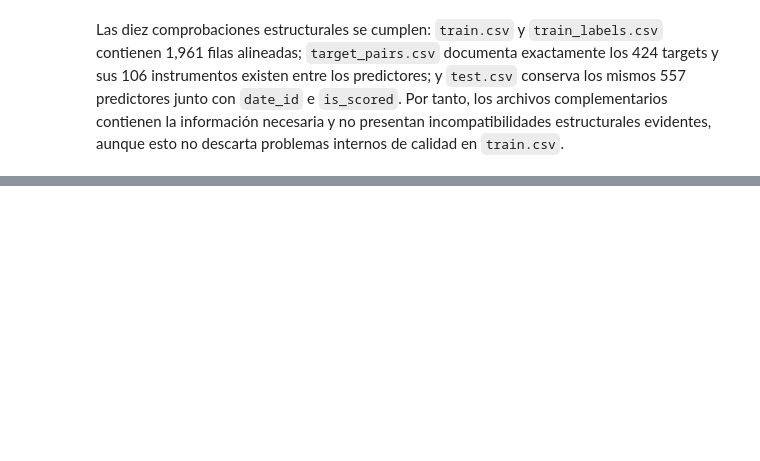
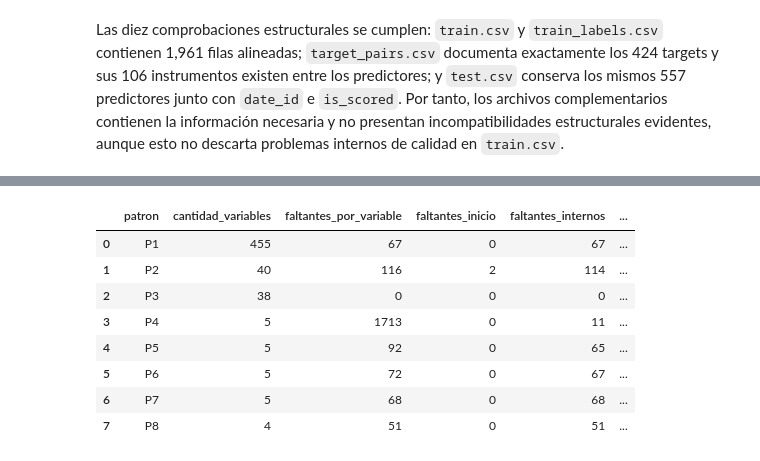
Before and after one commit to Bamo0507/Proyecto_2_EDA_Data_Science, a Jupyter notebook: notebooks/01_analisis_exploratorio.ipynb, the cells around one changed output, grey strips where cells are left out. Drawn from its saved outputs; the diff is of its cells as text; code cells hidden in the pictures; blank space fills up the shorter version.

```diff
--- a/notebooks/01_analisis_exploratorio.ipynb
+++ b/notebooks/01_analisis_exploratorio.ipynb
@@ -477,0 +560,68 @@ Las diez comprobaciones estructurales se cumplen: `train.csv` y `train_labels.cs
+# %%
+patrones_ausencia = {}
+for variable in variables_predictoras:
+    mascara = tuple(predictores_train[variable].isna().tolist())
+    patrones_ausencia.setdefault(mascara, []).append(variable)
+
+registros_patrones = []
+for mascara, variables in patrones_ausencia.items():
+    posiciones_validas = [
+        posicion
+        for posicion, valor_ausente in enumerate(mascara)
+        if not valor_ausente
+    ]
+    total_ausentes = sum(mascara)
+    primera_posicion = posiciones_validas[0]
+    ultima_posicion = posiciones_validas[-1]
+    ausentes_inicio = primera_posicion
+    ausentes_final = len(mascara) - ultima_posicion - 1
+    ausentes_internos = total_ausentes - ausentes_inicio - ausentes_final
+
+    if total_ausentes == 0:
+        tipo_patron = "Cobertura completa"
+    elif ausentes_inicio > 0 and ausentes_final == 0:
+        tipo_patron = "Ausencia inicial y huecos internos"
+    elif ausentes_final > 0 and ausentes_inicio == 0:
+        tipo_patron = "Huecos internos y ausencia final"
+    else:
+        tipo_patron = "Huecos internos"
+
+    registros_patrones.append(
+        {
+            "cantidad_variables": len(variables),
+            "faltantes_por_variable": total_ausentes,
+            "faltantes_inicio": ausentes_inicio,
+            "faltantes_internos": ausentes_internos,
+            "faltantes_final": ausentes_final,
+            "primer_date_id_valido": train.iloc[primera_posicion]["date_id"],
+            "ultimo_date_id_valido": train.iloc[ultima_posicion]["date_id"],
+            "tipo_patron": tipo_patron,
+            "variable_ejemplo": variables[0],
+        }
+    )
+
+resumen_patrones_temporales = (
+    pd.DataFrame(registros_patrones)
+    .sort_values(
+        ["cantidad_variables", "faltantes_por_variable"],
+        ascending=False,
+    )
+    .reset_index(drop=True)
+)
+resumen_patrones_temporales.insert(
+    0,
+    "patron",
+    [f"P{numero}" for numero in range(1, len(resumen_patrones_temporales) + 1)],
+)
+
+resumen_patrones_temporales
+# %% [output]
+|  | patron | cantidad_variables | faltantes_por_variable | faltantes_inicio | faltantes_internos | ... |
+| 0 | P1 | 455 | 67 | 0 | 67 | ... |
+| 1 | P2 | 40 | 116 | 2 | 114 | ... |
+| 2 | P3 | 38 | 0 | 0 | 0 | ... |
+| 3 | P4 | 5 | 1713 | 0 | 11 | ... |
+| 4 | P5 | 5 | 92 | 0 | 65 | ... |
+| 5 | P6 | 5 | 72 | 0 | 67 | ... |
+| 6 | P7 | 5 | 68 | 0 | 68 | ... |
+| 7 | P8 | 4 | 51 | 0 | 51 | ... |
```
Also changed, not shown: parts of 19 cells of this notebook.
